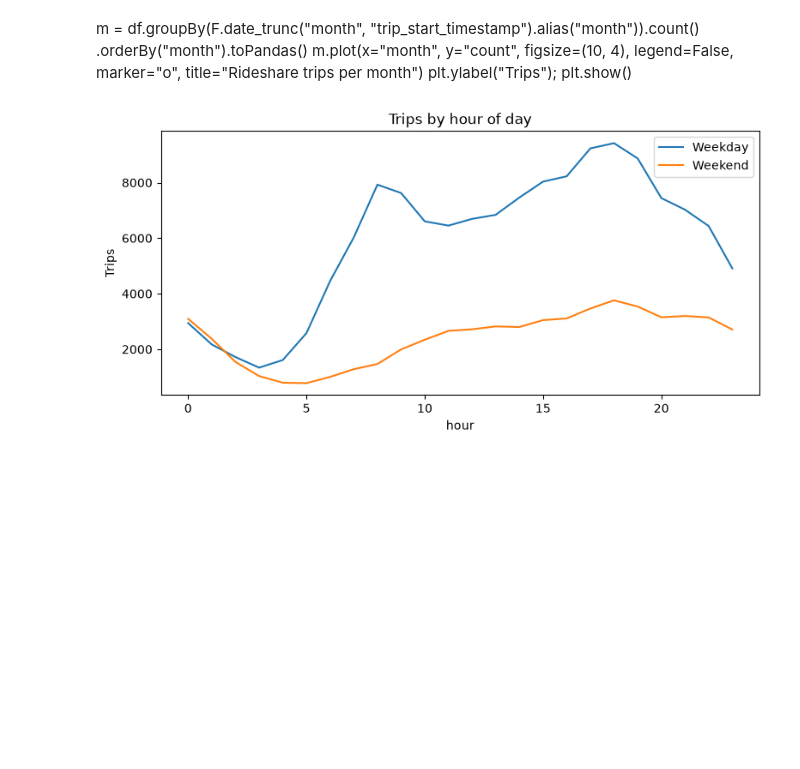
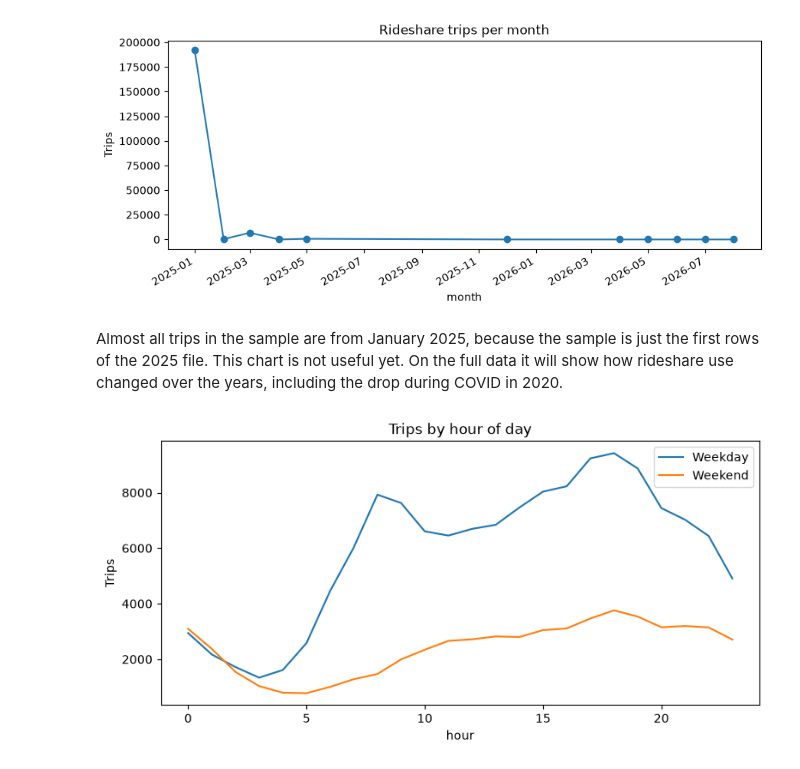
Before and after one commit to harshsha0703/ride-or-rail, a Jupyter notebook: notebooks/03_trip_eda.ipynb, the cells around one changed output. Drawn from its saved outputs; the diff is of its cells as text; code cells hidden in the pictures; blank space fills up the shorter version.

Commit message:
Add explanations under EDA charts

```diff
--- a/notebooks/03_trip_eda.ipynb
+++ b/notebooks/03_trip_eda.ipynb
@@ -44,10 +47,14 @@ To adjust logging level use sc.setLogLevel(newLevel). For SparkR, use setLogLeve
 199878
-# %% [markdown]
-m = df.groupBy(F.date_trunc("month", "trip_start_timestamp").alias("month")).count() \
-      .orderBy("month").toPandas()
-m.plot(x="month", y="count", figsize=(10, 4), legend=False, marker="o",
-       title="Rideshare trips per month")
-plt.ylabel("Trips"); plt.show()
+# %%
+m = df.groupBy(F.date_trunc("month", "trip_start_timestamp").alias("month")).count() \
+      .orderBy("month").toPandas()
+m.plot(x="month", y="count", figsize=(10, 4), legend=False, marker="o",
+       title="Rideshare trips per month")
+plt.ylabel("Trips"); plt.show()
+# %% [output]
+[figure, added]
+# %% [markdown]
+Almost all trips in the sample are from January 2025, because the sample is just the first rows of the 2025 file. This chart is not useful yet. On the full data it will show how rideshare use changed over the years, including the drop during COVID in 2020.
 # %%
 h = df.withColumn("weekend", F.col("dow").isin(1, 7)) \
       .groupBy("hour", "weekend").count().toPandas() \
```
Also changed, not shown: parts of 9 cells of this notebook.
